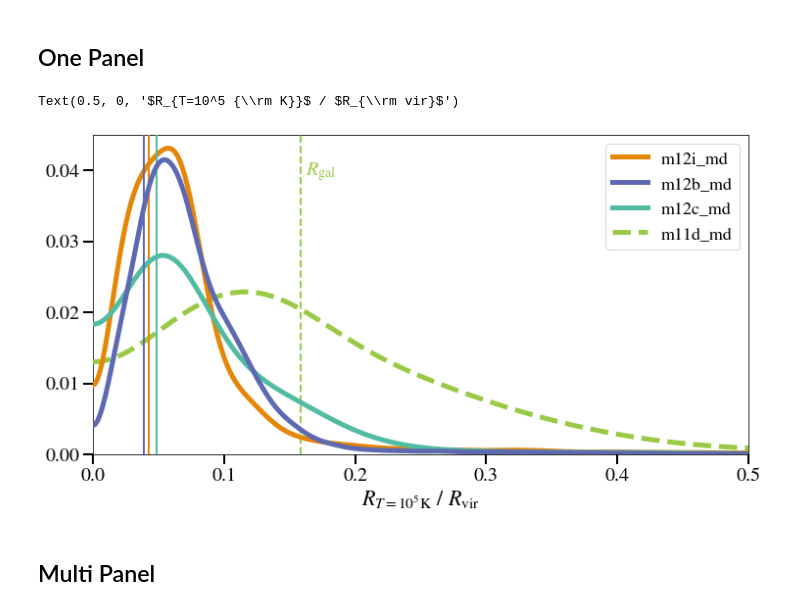
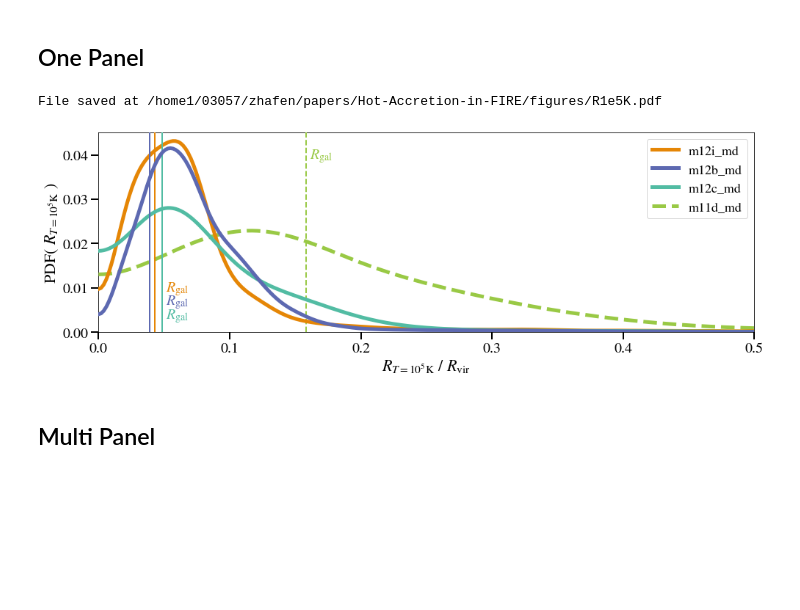
Before and after one commit to zhafen/Hot-Accretion-in-FIRE, a Jupyter notebook: analysis/combined.ipynb, the cells around one changed output. Saved outputs shown, nothing was run; the diff lists cells and outputs as text; code cells hidden in the pictures; blank space fills up the shorter version.

Commit message:
Updates to combined plots.

```diff
--- a/analysis/combined.ipynb
+++ b/analysis/combined.ipynb
@@ -71,0 +78,13 @@ for key in tqdm.tqdm( cp.variations ):
+# %%
+# Set plot parameters
+x_lim_rgal = [ -2, 2 ]
+y_lim_rgal = [ -1, 1 ]
+panel_width = 8.
+# %%
+# Derived plot parameters
+aspect = ( y_lim_rgal[1] - y_lim_rgal[0] ) / ( x_lim_rgal[1] - x_lim_rgal[0] )
+n_rows = len( sims_to_plot )
+n_cols = len( sims_to_plot[0] )
+
+# Somehow the aspect isn't quite right. This fixes that.
+correction_factor = 1.025
@@ -84,8 +225,16 @@ linestyles = {
     'm11': '--',
     'm12': '-',
 }
+# %%
+label_locs = {
+    'm12i_md': ( rgal['m12c_md'] / rvir['m12c_md'], 0.01 ),
+    'm12b_md': ( rgal['m12c_md'] / rvir['m12c_md'], 0.007 ),
+    'm12c_md': ( rgal['m12c_md'] / rvir['m12c_md'], 0.004 ),
+    'm11d_md': ( rgal['m11d_md'] / rvir['m11d_md'], 0.04 ),
+}
 # %%
-fig = plt.figure( figsize=(12,6), facecolor='w' )
+scale = 1.
+fig = plt.figure( figsize=(16,5), facecolor='w' )
 ax = plt.gca()
 
 for i, sim in enumerate( sims_to_plot_flat ):
@@ -94,45 +243,53 @@ for i, sim in enumerate( sims_to_plot_flat ):
         data['R1e5K']['pdf'][sim],
         linewidth = 5,
         c = qual_cmap[i],
 #         c = cmap( norm( data['thin_disk_fraction'][sim] ) ),
         label = sim,
         zorder = np.log10( mvir[sim] ),
         linestyle = linestyles[sim[:3]]
     )
 
     # Lines for the galaxy radius
     ax.axvline(
         rgal[sim] / rvir[sim],
         linewidth = 2,
         c = qual_cmap[i],
 #         c = cmap( norm( data['thin_disk_fraction'][sim] ) ),
         linestyle = linestyles[sim[:3]],
         zorder = np.log10( mvir[sim] ),
     )
 
-# Annotate one of the lines
-ax.annotate(
-    text = r'$R_{\rm gal}$',
-    xy = ( rgal['m11d_md'] / rvir['m11d_md'], 0.04 ),
-    xytext = ( 5, -5 ),
-    xycoords = 'data',
-    textcoords = 'offset points',
-    fontsize = 20,
-    color = qual_cmap[i],
-)
+    # Annotate the lines
+    if sim in label_locs:
+        ax.annotate(
+            text = r'$R_{\rm gal}$',
+            xy = label_locs[sim],
+            xytext = ( 5, -5 ),
+            xycoords = 'data',
+            textcoords = 'offset points',
+            fontsize = 20,
+            color = qual_cmap[i],
+        )
 
 
 ax.legend(
     prop = { 'size': 18 },
 )
 
 ax.set_xlim( 0, 0.5 )
 ax.set_ylim( 0, 0.045 )
 
 ax.set_xlabel( r'$R_{T=10^5 {\rm K}}$ / $R_{\rm vir}$', fontsize=22 )
+ax.set_ylabel( r'PDF( $R_{T=10^5 {\rm K}}$ )', fontsize=22 )
+
+plotting.save_fig(
+    out_dir = pm['figure_dir'],
+    save_file = 'R1e5K.pdf',
+    fig = fig,
+)
 # %% [output]
-Text(0.5, 0, '$R_{T=10^5 {\\rm K}}$ / $R_{\\rm vir}$')
+File saved at /home1/03057/zhafen/papers/Hot-Accretion-in-FIRE/figures/R1e5K.pdf
-[figure, old version]
+[figure, new version]
 # %% [markdown]
 ## Multi Panel
 # %%
```
Also changed, not shown: parts of 7 cells of this notebook, 9 other files.
